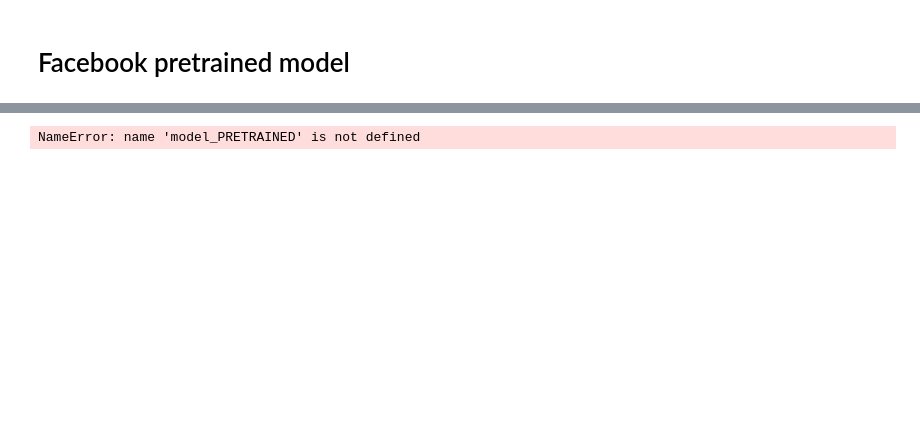
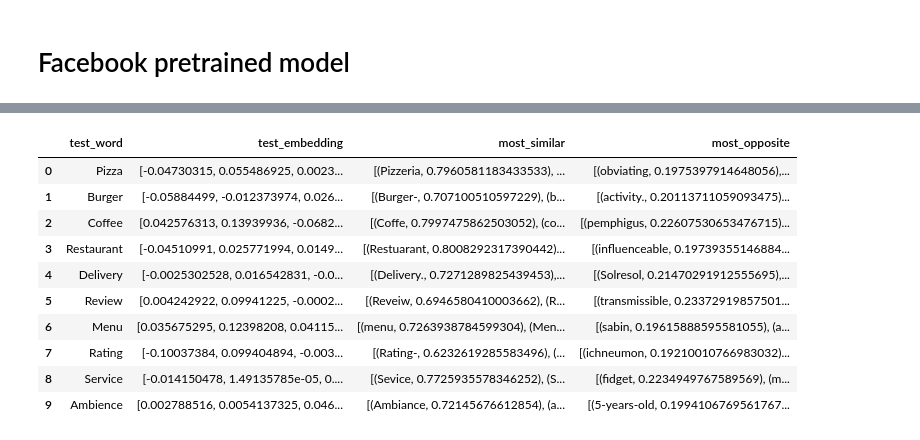
Before and after one commit to Eng-Abdelrahman-Mostafa-Mohamed/Fast-text-embeddings-, a Jupyter notebook: fasttext-embeddings.ipynb, the cells around one changed output, grey strips where cells are left out. Cells and saved outputs as stored; diff of their text form; code cells hidden in the pictures; blank space fills up the shorter version.

```diff
--- a/fasttext-embeddings.ipynb
+++ b/fasttext-embeddings.ipynb
@@ -150,7 +159,0 @@ Requirement already satisfied: numpy in /opt/conda/lib/python3.10/site-packages
-# %%
-import fasttext
-from huggingface_hub import hf_hub_download
-
-model_path = hf_hub_download(repo_id="facebook/fasttext-et-vectors", filename="model.bin")
-model = fasttext.load_model(model_path)
-model.words
@@ -181,0 +233,4 @@ def test_model_basedon_facebook_pretrained_model(model_1,model_2,test_words):
+# %%
+from gensim.models import fasttext
+
+model_pre_trained = fasttext.load_facebook_model('/kaggle/working/cc.en.300.bin')
@@ -182,6 +257,33 @@ def test_model_basedon_facebook_pretrained_model(model_1,model_2,test_words):
+# %%
+def test_words_pretrain_model(model, test_words):
+    similar_words = []
+    un_similar_words=[]
+    embedding_all_test_words_list_separable=[]
+    for word in test_words:
+        similar_word = model.wv.most_similar(positive=[word], topn=10)
+        unsimilar_word =model.wv.most_similar(negative=[word], topn=10)
+        embedding_each_test_word=model.wv[word]
+        embedding_all_test_words_list_separable.append(embedding_each_test_word)
+        similar_words.append(similar_word)
+        un_similar_words.append(unsimilar_word)
+#         model3= FastText(vector_size=312,workers=20,window=3,sg=1, min_count=1,sentences=tip_text_preprocessed, epochs=1000)
+    return pd.DataFrame({"test_word":test_words,"test_embedding":embedding_all_test_words_list_separable,"most_similar":similar_words , "most_opposite":un_similar_words})
+# %%
+pd.set_option('display.max_colwidth', None)
+test_words_pretrain_model(model_pre_trained,test_words)
+# %% [output]
+|  | test_word | test_embedding | most_similar | most_opposite |
+| 0 | Pizza | [-0.04730315, 0.055486925, 0.0023... | [(Pizzeria, 0.7960581183433533), ... | [(obviating, 0.1975397914648056),... |
+| 1 | Burger | [-0.05884499, -0.012373974, 0.026... | [(Burger-, 0.707100510597229), (b... | [(activity., 0.20113711059093475)... |
+| 2 | Coffee | [0.042576313, 0.13939936, -0.0682... | [(Coffe, 0.7997475862503052), (co... | [(pemphigus, 0.22607530653476715)... |
+| 3 | Restaurant | [-0.04510991, 0.025771994, 0.0149... | [(Restuarant, 0.8008292317390442)... | [(influenceable, 0.19739355146884... |
+| 4 | Delivery | [-0.0025302528, 0.016542831, -0.0... | [(Delivery., 0.7271289825439453),... | [(Solresol, 0.21470291912555695),... |
+| 5 | Review | [0.004242922, 0.09941225, -0.0002... | [(Reveiw, 0.6946580410003662), (R... | [(transmissible, 0.23372919857501... |
+| 6 | Menu | [0.035675295, 0.12398208, 0.04115... | [(menu, 0.7263938784599304), (Men... | [(sabin, 0.19615888595581055), (a... |
+| 7 | Rating | [-0.10037384, 0.099404894, -0.003... | [(Rating-, 0.6232619285583496), (... | [(ichneumon, 0.19210010766983032)... |
+| 8 | Service | [-0.014150478, 1.49135785e-05, 0.... | [(Sevice, 0.7725935578346252), (S... | [(fidget, 0.2234949767589569), (m... |
+| 9 | Ambience | [0.002788516, 0.0054137325, 0.046... | [(Ambiance, 0.72145676612854), (a... | [(5-years-old, 0.1994106769561767... |
 # %%
-test_model_basedon_facebook_pretrained_model(model_PRETRAINED,model3,test_words)
+test_model_basedon_facebook_pretrained_model(model,model3,test_words)
-# %% [output]
-NameError: name 'model_PRETRAINED' is not defined
 # %%
 import fasttext
```
Also changed, not shown: parts of 21 cells of this notebook.
